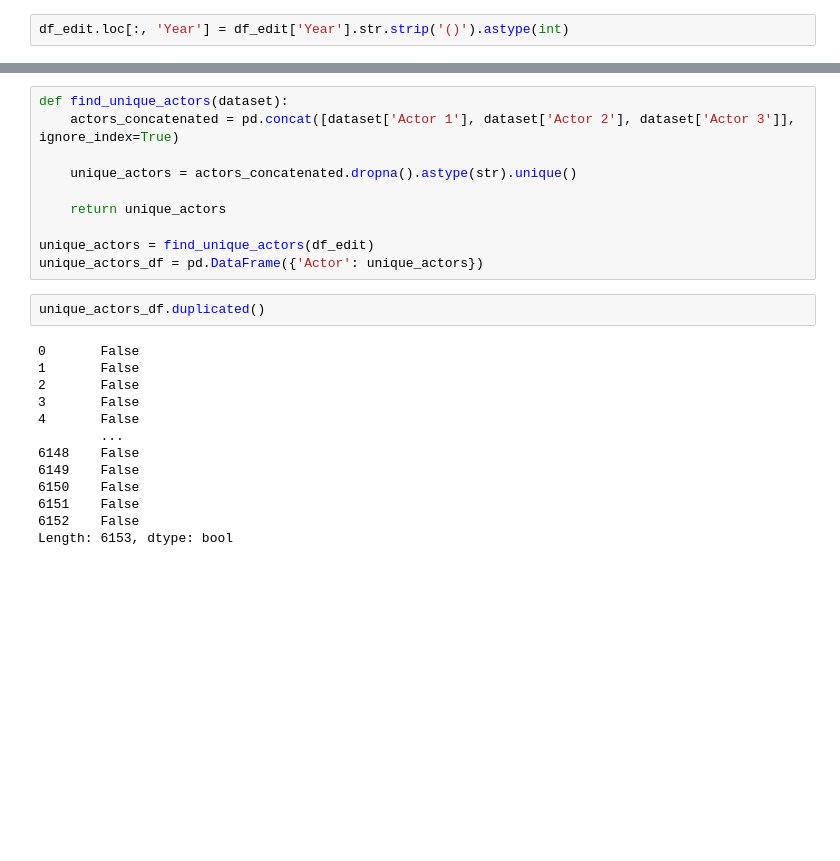
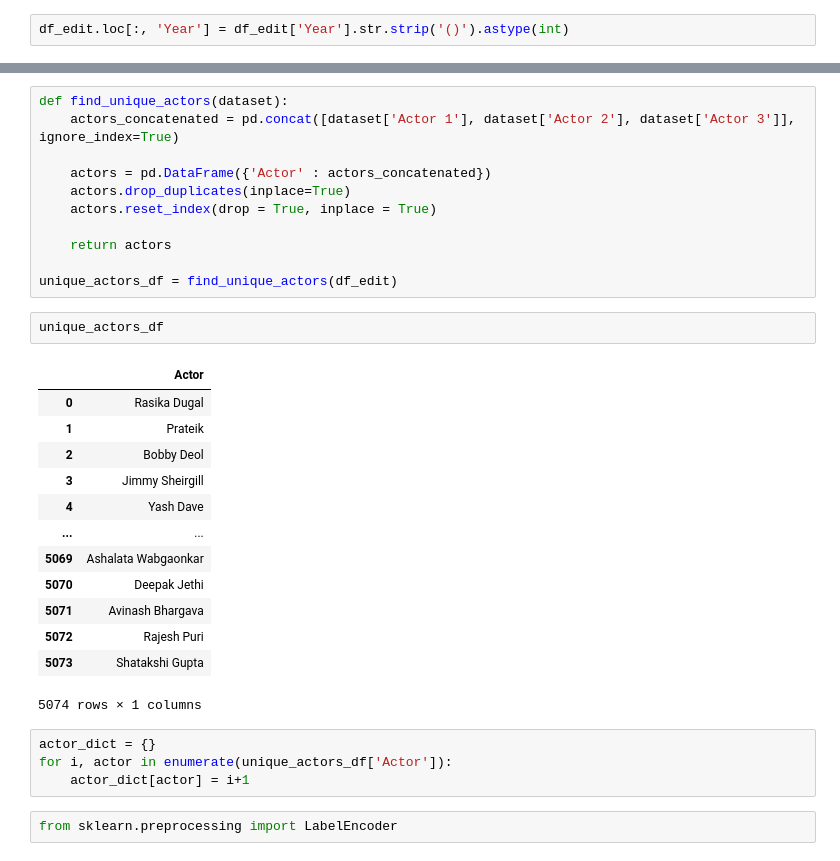
Before and after one commit to ImadElMaftouhi/codsoft, a Jupyter notebook: MOVIE RATING PREDICTION/alternate_version.ipynb, the cells around one changed output, grey strips where cells are left out. Drawn from its saved outputs; the diff is of its cells as text; blank space fills up the shorter version.

```diff
--- a/MOVIE RATING PREDICTION/alternate_version.ipynb
+++ b/MOVIE RATING PREDICTION/alternate_version.ipynb
@@ -70,24 +72,32 @@ df_edit
 def find_unique_actors(dataset):
     actors_concatenated = pd.concat([dataset['Actor 1'], dataset['Actor 2'], dataset['Actor 3']], ignore_index=True)
 
-    unique_actors = actors_concatenated.dropna().astype(str).unique()
+    actors = pd.DataFrame({'Actor' : actors_concatenated})
+    actors.drop_duplicates(inplace=True)
+    actors.reset_index(drop = True, inplace = True)
 
-    return unique_actors
+    return actors
 
-unique_actors = find_unique_actors(df_edit)
-unique_actors_df = pd.DataFrame({'Actor': unique_actors})
+unique_actors_df = find_unique_actors(df_edit)
 # %%
-unique_actors_df.duplicated()
+unique_actors_df
 # %% [output]
+|  | Actor |
+| 0 | Rasika Dugal |
+| 1 | Prateik |
+| 2 | Bobby Deol |
+| 3 | Jimmy Sheirgill |
+| 4 | Yash Dave |
+| ... | ... |
+| 5069 | Ashalata Wabgaonkar |
+| 5070 | Deepak Jethi |
+| 5071 | Avinash Bhargava |
+| 5072 | Rajesh Puri |
+| 5073 | Shatakshi Gupta |
-0       False
-1       False
-2       False
-3       False
-4       False
-        ...
-6148    False
-6149    False
-6150    False
-6151    False
-6152    False
-Length: 6153, dtype: bool
+5074 rows × 1 columns
+# %%
+actor_dict = {}
+for i, actor in enumerate(unique_actors_df['Actor']):
+    actor_dict[actor] = i+1
+# %%
+from sklearn.preprocessing import LabelEncoder
```
Also changed, not shown: parts of 8 cells of this notebook.
